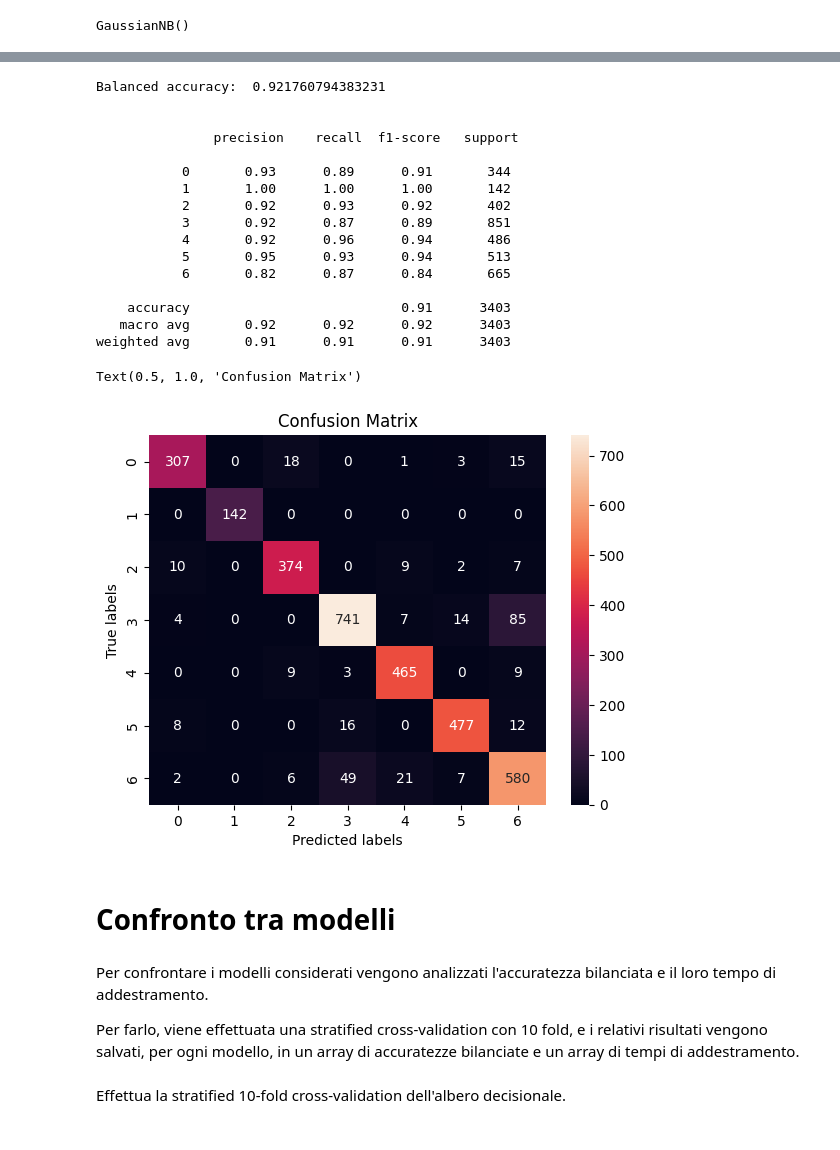
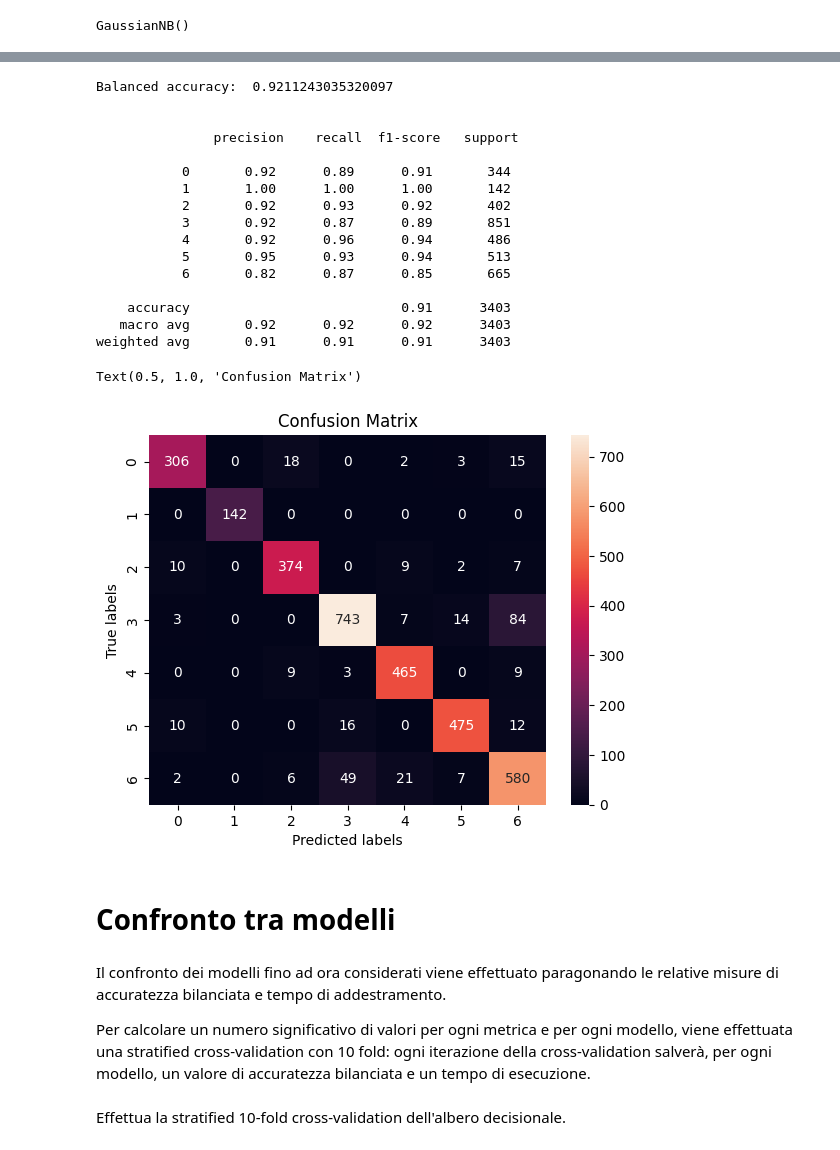
Before and after one commit to mattia010/dry_beans_ML, a Jupyter notebook: dry_beans_notebook.ipynb, the cells around one changed output, grey strips where cells are left out. Saved outputs shown, nothing was run; the diff lists cells and outputs as text; code cells hidden in the pictures.

```diff
--- a/dry_beans_notebook.ipynb
+++ b/dry_beans_notebook.ipynb
@@ -192,7 +190,7 @@ mlp_param = {
     'activation': ['tanh', 'relu']
 }
 mlp_grid = GridSearchCV(mlp_clf, mlp_param, n_jobs= -1, scoring="balanced_accuracy", refit=True)
-mlp_grid.fit(train_inst, train_targets)
+mlp_grid.fit(pca_train_inst, train_targets)
 
 clear_output()
 print("Parametri migliori: ", mlp_grid.best_params_)
@@ -250,9 +248,9 @@ high_tol_mlp = MLPClassifier()
 high_tol_params = mlp_grid.best_estimator_.get_params()
 high_tol_params.update({"tol":mlp_tolerance})
 high_tol_mlp.set_params(**high_tol_params)
-high_tol_mlp.fit(train_inst, train_targets)
+high_tol_mlp.fit(pca_train_inst, train_targets)
 
-mlp_high_pred = high_tol_mlp.predict(test_inst)
+mlp_high_pred = high_tol_mlp.predict(pca_test_inst)
 print("\n\nBalanced accuracy: ", balanced_accuracy_score(test_targets, mlp_high_pred))
 print("\n\n", classification_report(test_targets, mlp_high_pred))
 
@@ -306,7 +305,7 @@ svm_param = {
     'C':[1, 2, 5]
 }
 svm_grid = GridSearchCV(svc, svm_param, scoring="balanced_accuracy", refit=True)
-svm_grid.fit(train_inst, train_targets)
+svm_grid.fit(pca_train_inst, train_targets)
 
 print("Parametri migliori: ", svm_grid.best_params_)
 # %% [output]
@@ -365,7 +366,7 @@ Il Gaussian Naive Bayes viene addestrato con le istanze di addestramento.
 # %%
 gnb_clf = GaussianNB()
 
-gnb_clf.fit(train_inst, train_targets)
+gnb_clf.fit(pca_train_inst, train_targets)
 # %% [output]
 GaussianNB()
 # %% [markdown]
@@ -373,40 +374,40 @@ Si verificano le performance del modello usando la porzione di dataset riservata
 # %%
-gnb_pred = gnb_clf.predict(test_inst)
+gnb_pred = gnb_clf.predict(pca_test_inst)
 
 print("\n\nBalanced accuracy: ", balanced_accuracy_score(test_targets, gnb_pred))
 print("\n\n", classification_report(test_targets, gnb_pred))
 
 gnb_cm = confusion_matrix(test_targets, gnb_pred)
 ax= plt.subplot()
 sns.heatmap(gnb_cm, annot=True, fmt='g', ax=ax)
 ax.set_xlabel('Predicted labels')
 ax.set_ylabel('True labels')
 ax.set_title('Confusion Matrix')
 # %% [output]
-Balanced accuracy:  0.921760794383231
+Balanced accuracy:  0.9211243035320097
 
 
                precision    recall  f1-score   support
 
-           0       0.93      0.89      0.91       344
+           0       0.92      0.89      0.91       344
            1       1.00      1.00      1.00       142
            2       0.92      0.93      0.92       402
            3       0.92      0.87      0.89       851
            4       0.92      0.96      0.94       486
            5       0.95      0.93      0.94       513
-           6       0.82      0.87      0.84       665
+           6       0.82      0.87      0.85       665
 
     accuracy                           0.91      3403
    macro avg       0.92      0.92      0.92      3403
 weighted avg       0.91      0.91      0.91      3403
 Text(0.5, 1.0, 'Confusion Matrix')
-[figure, old version]
+[figure, new version]
 # %% [markdown]
 # Confronto tra modelli
 # %% [markdown]
-Per confrontare i modelli considerati vengono analizzati l'accuratezza bilanciata e il loro tempo di addestramento.
+Il confronto dei modelli fino ad ora considerati viene effettuato paragonando le relative misure di accuratezza bilanciata e tempo di addestramento.
 
-Per farlo, viene effettuata una stratified cross-validation con 10 fold, e i relativi risultati vengono salvati, per ogni modello, in un array di accuratezze bilanciate e un array di tempi di addestramento.
+Per calcolare un numero significativo di valori per ogni metrica e per ogni modello, viene effettuata una stratified cross-validation con 10 fold: ogni iterazione della cross-validation salverà, per ogni modello, un valore di accuratezza bilanciata e un tempo di esecuzione.
 # %%
 n_fold = 10
 folds = StratifiedKFold(n_splits=n_fold, shuffle=True, random_state=42)
```
Also changed, not shown: parts of 52 cells of this notebook, 9 other files.
